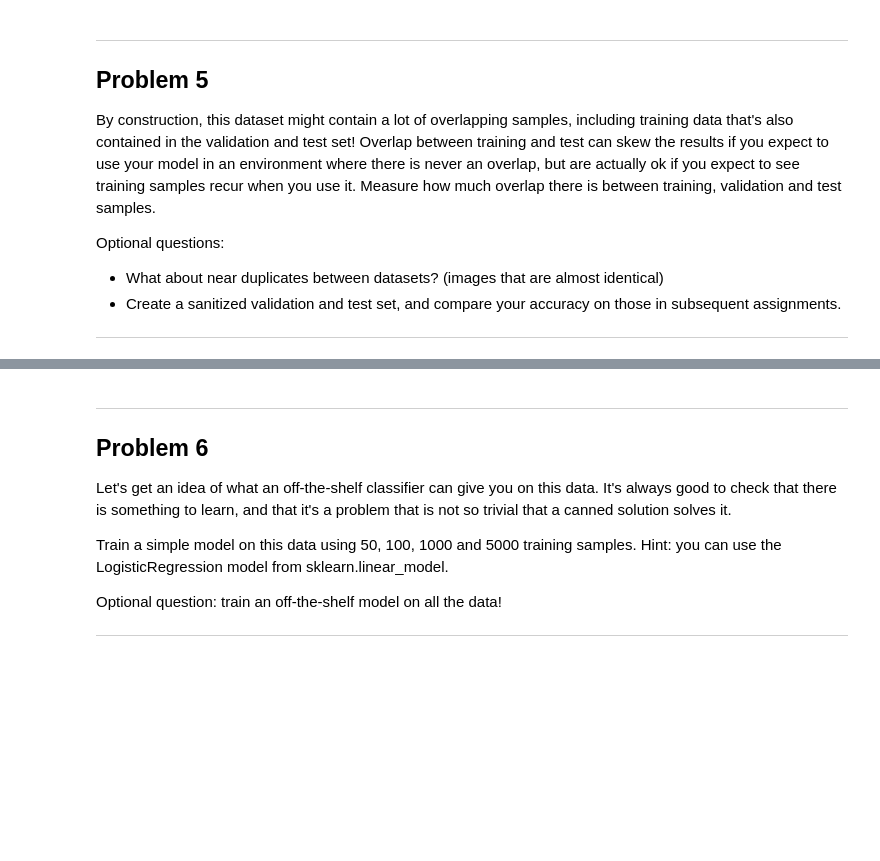
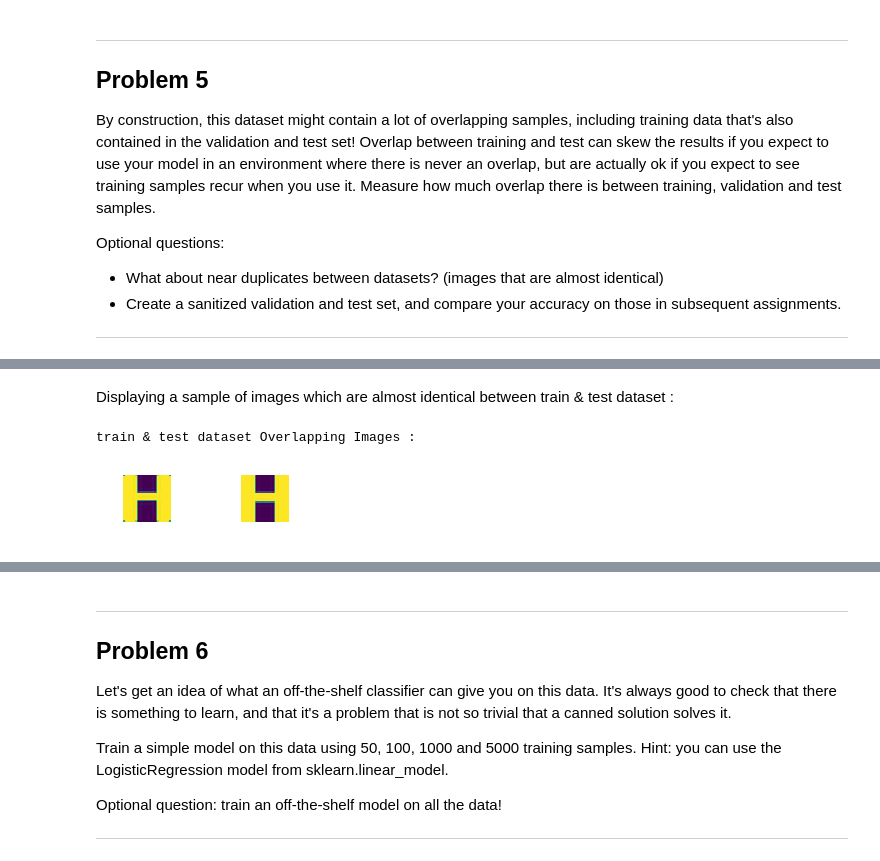
Before and after one commit to erfanMhi/Udacity-Deep-Learning-Assignment, a Jupyter notebook: 1_notmnist.ipynb, the cells around one changed output, grey strips where cells are left out. Drawn from its saved outputs; the diff is of its cells as text; code cells hidden in the pictures; blank space fills up the shorter version.

```diff
--- a/1_notmnist.ipynb
+++ b/1_notmnist.ipynb
@@ -425,3 +422,9 @@ Optional questions:
 - What about near duplicates between datasets? (images that are almost identical)
 - Create a sanitized validation and test set, and compare your accuracy on those in subsequent assignments.
 ---
+# %%
+def displayIdenticalImgs(dataset) :
+    for i,sample in enumerate(dataset) :
+        plt.subplot(4,3,1+i)
+        plt.axis('off')
+        plt.imshow(sample)
@@ -427,0 +462,9 @@ Optional questions:
+# %% [markdown]
+Displaying a sample of images which are almost identical between train & test dataset :
+# %%
+sample = random.choice(train_test_similar_imgs.keys())
+print("train & test dataset Overlapping Images : ")
+displayIdenticalImgs(np.append([train_dataset[sample]],train_test_similar_imgs[sample],axis=0))
+# %% [output]
+train & test dataset Overlapping Images :
+[figure, added]
```
Also changed, not shown: parts of 38 cells of this notebook.
